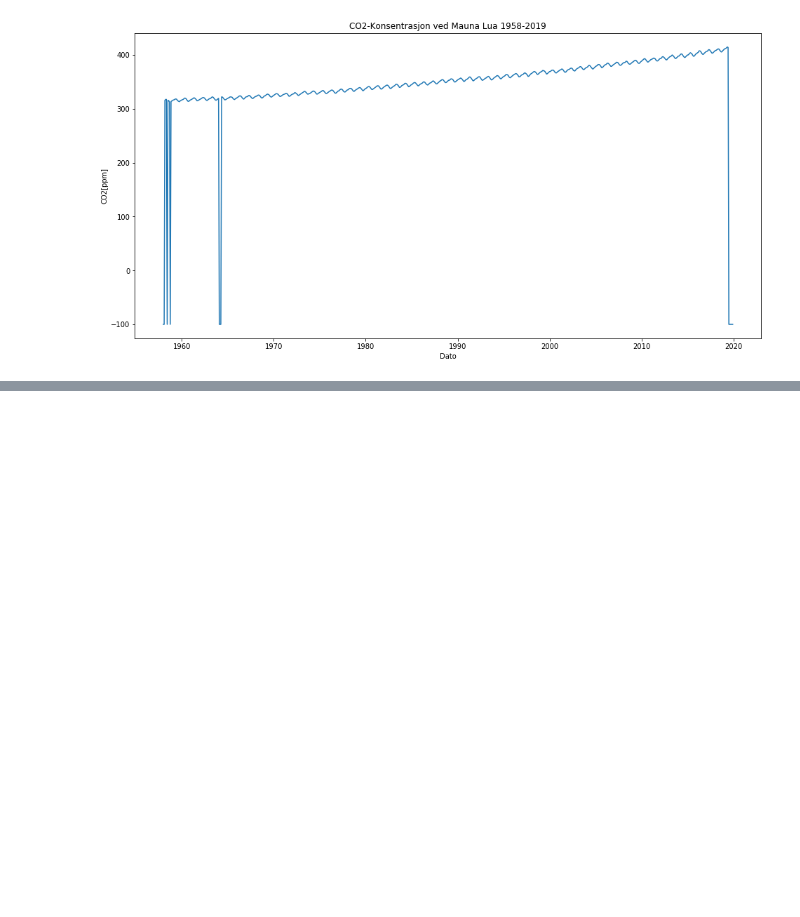
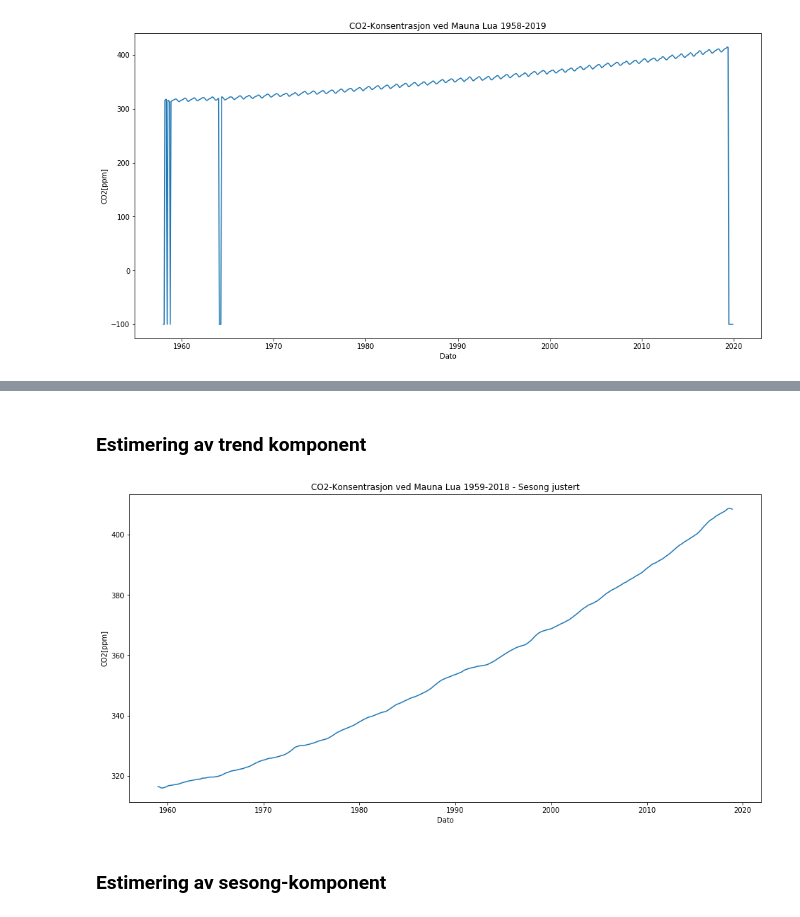
Before and after one commit to yohannjs/tidsrekker, a Jupyter notebook: Eirik_utforskning.ipynb, the cells around one changed output, grey strips where cells are left out. Cells and saved outputs as stored; diff of their text form; code cells hidden in the pictures; blank space fills up the shorter version.

```diff
--- a/Eirik_utforskning.ipynb
+++ b/Eirik_utforskning.ipynb
@@ -79,0 +139,30 @@ plot_df(df, x=df.index, y=df.CO2, title='CO2-Konsentrasjon ved Mauna Lua 1958-20
+# %% [markdown]
+### Estimering av trend komponent
+# %%
+n = len(df.index) #antall data-punkter
+q = 6
+x = np.pad(df.CO2.values, q, 'edge')
+# %%
+m = np.zeros(n)
+
+for i in range(n):
+
+    for j in range(-q,q+1):
+
+        if (j == -q or j == q):
+            k = 0.5
+        else:
+            k = 1
+
+        m[i] += k*x[q+i-j]
+
+    m[i] = m[i]/(2*q)
+# %%
+df1 = df.copy(deep=True)
+df1.CO2 = m
+# %%
+plot_df(df1, x=df1.index, y=df1.CO2, title='CO2-Konsentrasjon ved Mauna Lua 1959-2018 - Sesong justert')
+# %% [output]
+[figure, added]
+# %% [markdown]
+### Estimering av sesong-komponent
```
Also changed, not shown: parts of 34 cells of this notebook.
